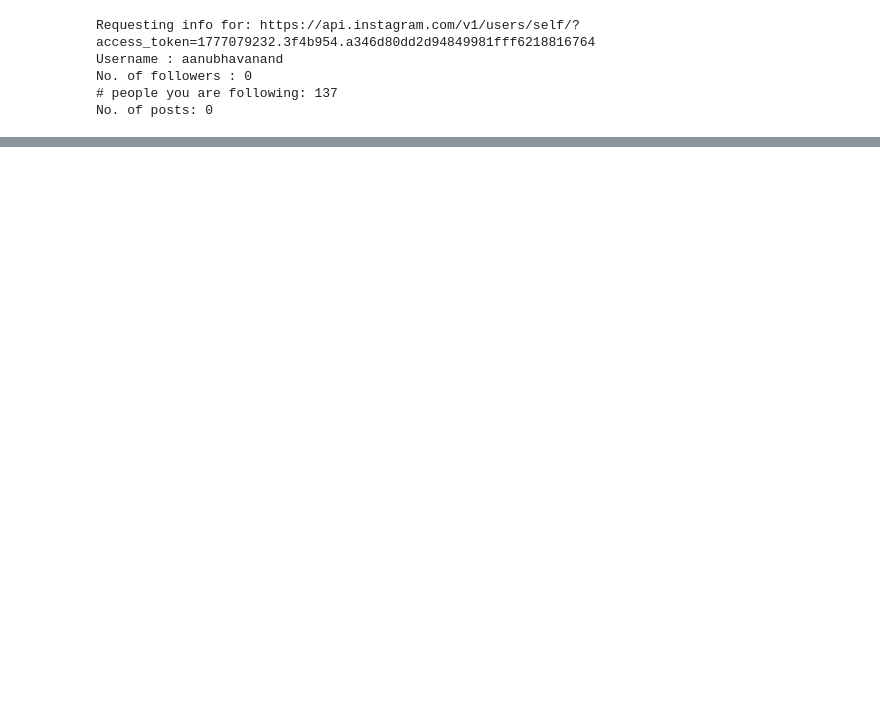
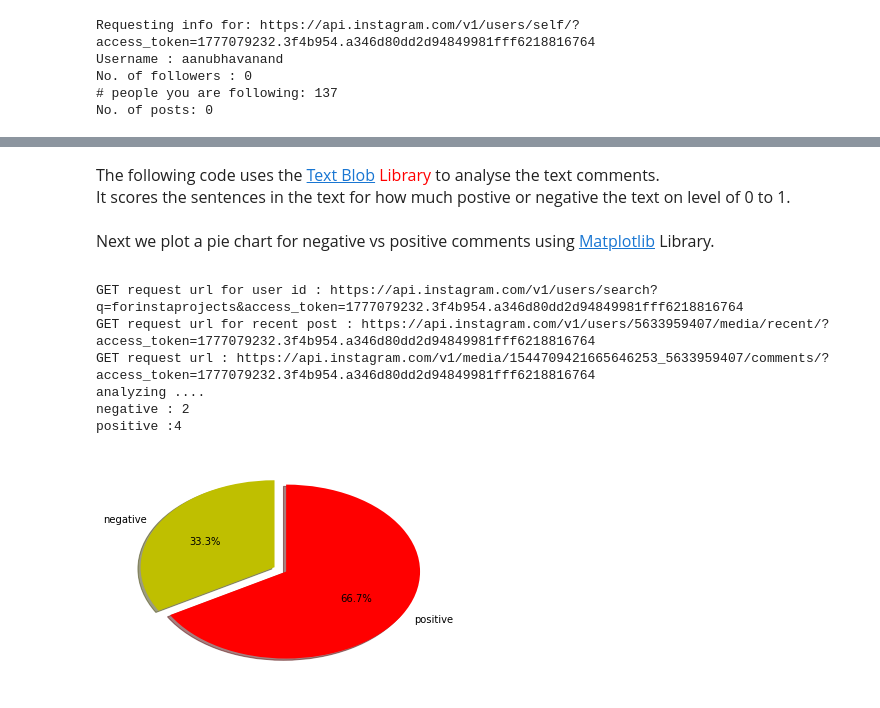
Before and after one commit to aanubhav/Image_Bot, a Jupyter notebook: SentimentAnalysis-Instagram.ipynb, the cells around one changed output, grey strips where cells are left out. Cells and saved outputs as stored; diff of their text form; code cells hidden in the pictures; blank space fills up the shorter version.

```diff
--- a/SentimentAnalysis-Instagram.ipynb
+++ b/SentimentAnalysis-Instagram.ipynb
@@ -235,6 +332,54 @@ def get_recent_liked():
             if media['tags'] and media['caption']:
                 print "tags : %s  , caption : %s" % (media['tags'][0], media['caption']['text'])
             print "\n"
+# %% [markdown]
+<font size=3>
+The following code uses the <font color = red><a href="https://textblob.readthedocs.io/en/dev/">Text Blob</a></font> <font color = red>Library</font>
+to analyse the text comments.<br>
+It scores the sentences in the text for how much postive or negative the text on level of 0 to 1.<br><br>
+
+Next we plot a pie chart for negative vs positive comments using <a href="https://matplotlib.org/contents.html">Matplotlib</a> Library.
+
+</font>
+# %%
+# method to analyze comments
+def analyze_comment(insta_username):
+    negative = []
+    positive = []
+    media_id = get_post_id(insta_username)
+    request_url = (BASE_URL + '/media/%s/comments/?access_token=%s') % (media_id, APP_ACCESS_TOKEN)
+    print 'GET request url : %s' % request_url
+    comment_info = requests.get(request_url).json()
+    if comment_info['meta']['code'] == 200:
+        if len(comment_info['data']):
+            print "analyzing ...."
+            for x in range(0, len(comment_info['data'])):
+                # comment_id = comment_info['data'][x]['id']
+                comment_text = comment_info['data'][x]['text']
+
+                blob = TextBlob(comment_text, analyzer=NaiveBayesAnalyzer())
+
+                if blob.sentiment.p_neg > 0.5:
+                    negative.append(blob.sentiment.p_neg)
+                if blob.sentiment.p_pos > 0.5:
+                    positive.append(blob.sentiment.p_pos)
+    slices = [len(negative), len(positive)]
+    print "negative : %d" % len(negative)
+    print "positive :%d" % len(positive)
+    cols = ['y', 'r']
+    activities = ['negative', 'positive']
+    plt.pie(slices, startangle=90, shadow=True, explode=(0.1, 0), autopct='%1.1f%%', colors=cols, labels=activities)
+    plt.show()
+# %%
+analyze_comment('forinstaprojects')
+# %% [output]
+GET request url for user id : https://api.instagram.com/v1/users/search?q=forinstaprojects&access_token=1777079232.3f4b954.a346d80dd2d94849981fff6218816764
+GET request url for recent post : https://api.instagram.com/v1/users/5633959407/media/recent/?access_token=1777079232.3f4b954.a346d80dd2d94849981fff6218816764
+GET request url : https://api.instagram.com/v1/media/1544709421665646253_5633959407/comments/?access_token=1777079232.3f4b954.a346d80dd2d94849981fff6218816764
+analyzing ....
+negative : 2
+positive :4
+[figure, added]
 # %%
 # method to delete negative comments
 def delete_negative_comment(insta_username):
```
Also changed, not shown: parts of 20 cells of this notebook, 2 other files.
